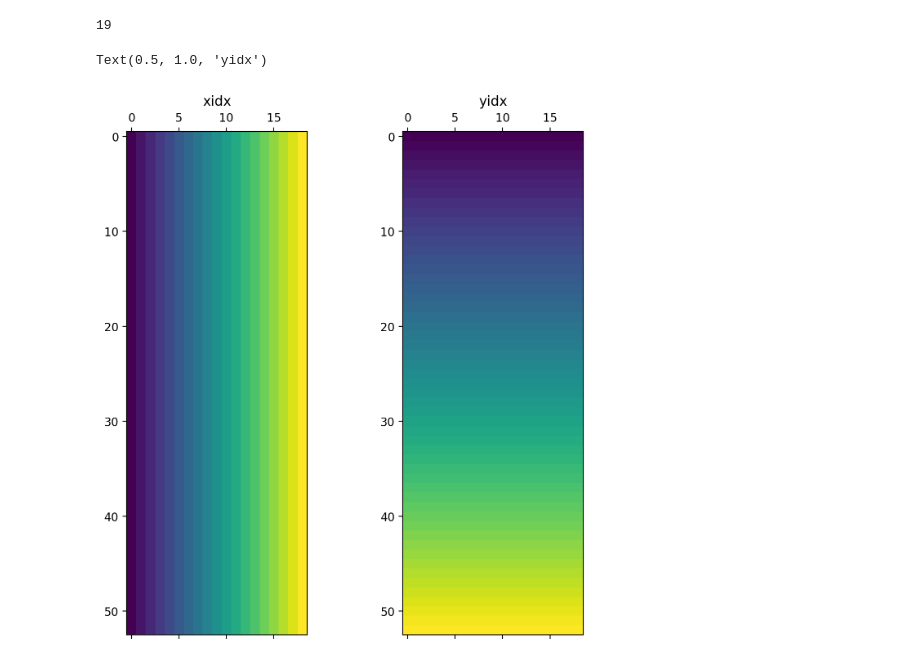
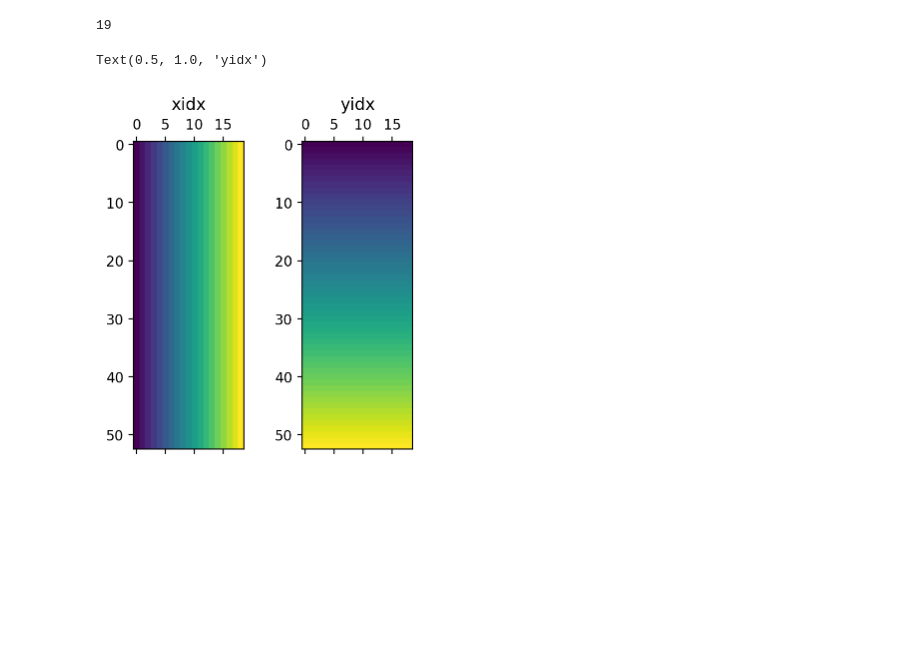
Before and after one commit to google-research/big_vision, a Jupyter notebook: big_vision/configs/proj/image_text/SigLIP2_demo.ipynb, the cells around one changed output. Drawn from its saved outputs; the diff is of its cells as text; code cells hidden in the pictures; blank space fills up the shorter version.

```diff
--- a/big_vision/configs/proj/image_text/SigLIP2_demo.ipynb
+++ b/big_vision/configs/proj/image_text/SigLIP2_demo.ipynb
@@ -434,14 +438,15 @@ cols
 # %% [output]
 19
 # %%
-_, axs = plt.subplots(1, 2, figsize=(8, 8))
+# Visualizing the indices
+_, axs = plt.subplots(1, 2, figsize=(4, 4))
 axs[0].matshow(xidx.reshape([-1, cols]))
 axs[0].set_title('xidx')
 axs[1].matshow(yidx.reshape([-1, cols]))
 axs[1].set_title('yidx')
 # %% [output]
 Text(0.5, 1.0, 'yidx')
-[figure, old version]
+[figure, new version]
 # %%
 import einops
 patches_rearranged = einops.rearrange(patches.reshape([-1, cols, PATCH_SIZE, PATCH_SIZE, 3]), 'r c y x z -> (r y) (c x) z')
```
Also changed, not shown: parts of 13 cells of this notebook.
